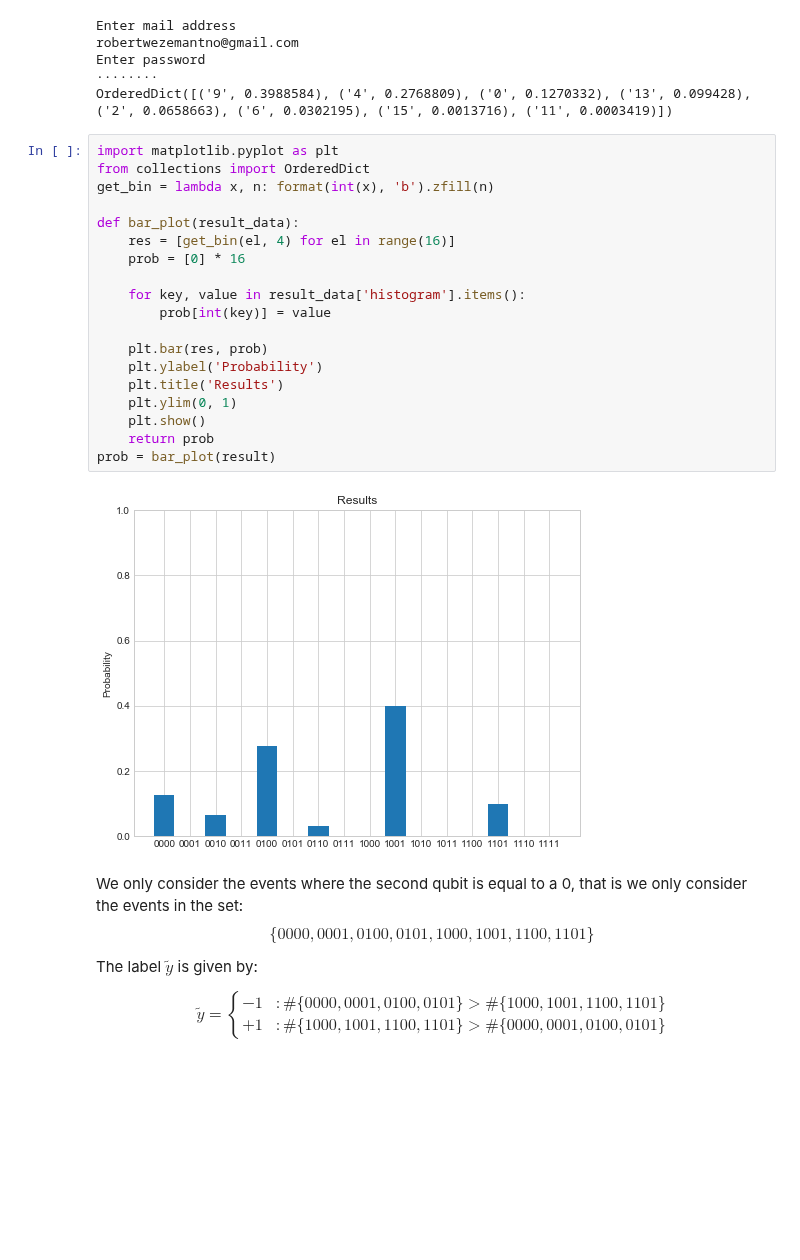
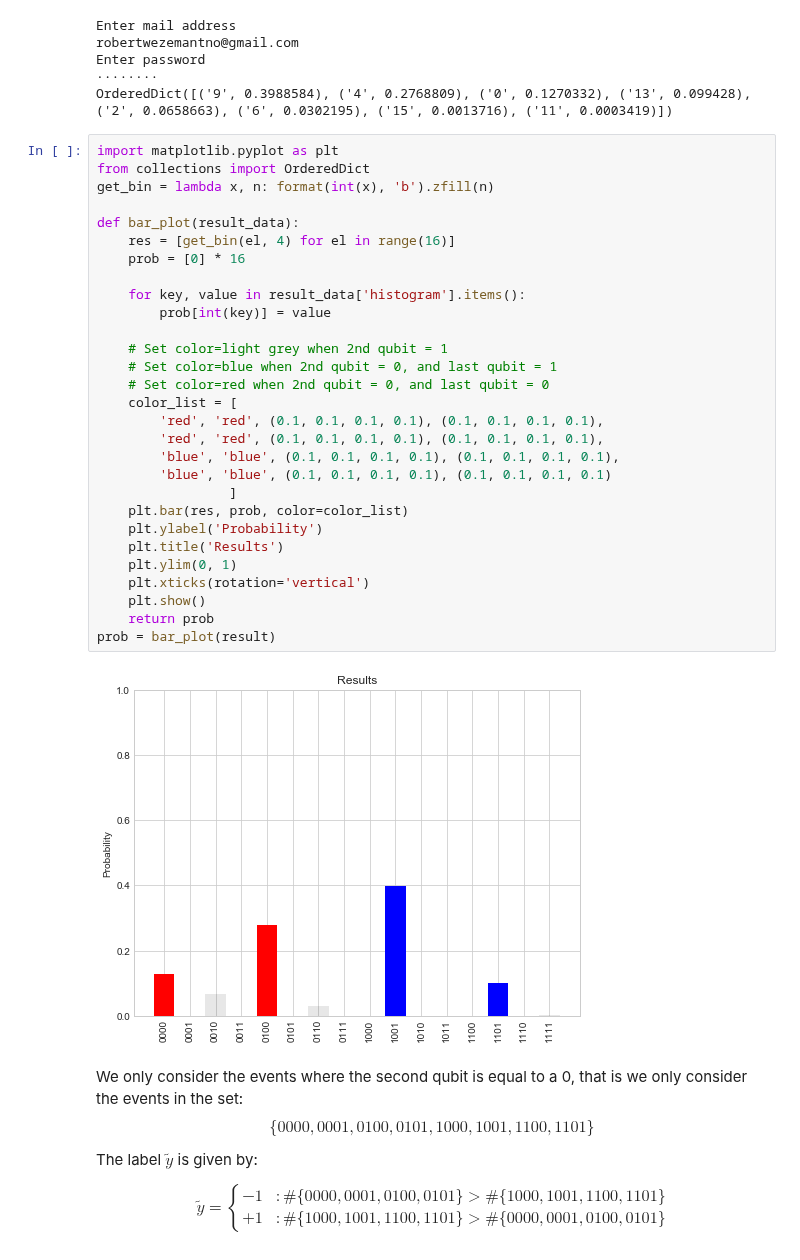
Before and after one commit to QuTech-Delft/quantuminspire, a Jupyter notebook: docs/classifier_example/Classification v2.ipynb, the cells around one changed output. Cells and saved outputs as stored; diff of their text form; blank space fills up the shorter version.

Commit message:
"Improved bar-plot"

```diff
--- a/docs/classifier_example/Classification v2.ipynb
+++ b/docs/classifier_example/Classification v2.ipynb
@@ -331,24 +331,34 @@ OrderedDict([('9', 0.3988584), ('4', 0.2768809), ('0', 0.1270332), ('13', 0.0994
 # %%
 import matplotlib.pyplot as plt
 from collections import OrderedDict
 get_bin = lambda x, n: format(int(x), 'b').zfill(n)
 
 def bar_plot(result_data):
     res = [get_bin(el, 4) for el in range(16)]
     prob = [0] * 16
 
     for key, value in result_data['histogram'].items():
         prob[int(key)] = value
 
-    plt.bar(res, prob)
+    # Set color=light grey when 2nd qubit = 1
+    # Set color=blue when 2nd qubit = 0, and last qubit = 1
+    # Set color=red when 2nd qubit = 0, and last qubit = 0
+    color_list = [
+        'red', 'red', (0.1, 0.1, 0.1, 0.1), (0.1, 0.1, 0.1, 0.1),
+        'red', 'red', (0.1, 0.1, 0.1, 0.1), (0.1, 0.1, 0.1, 0.1),
+        'blue', 'blue', (0.1, 0.1, 0.1, 0.1), (0.1, 0.1, 0.1, 0.1),
+        'blue', 'blue', (0.1, 0.1, 0.1, 0.1), (0.1, 0.1, 0.1, 0.1)
+                 ]
+    plt.bar(res, prob, color=color_list)
     plt.ylabel('Probability')
     plt.title('Results')
     plt.ylim(0, 1)
+    plt.xticks(rotation='vertical')
     plt.show()
     return prob
 prob = bar_plot(result)
 # %% [output]
-[figure, old version]
+[figure, new version]
 # %% [markdown]
 We only consider the events where the second qubit is equal to a 0, that is we only consider the events in the set: $$\{0000, 0001, 0100, 0101, 1000, 1001, 1100, 1101\}$$
 
```
Also changed, not shown: parts of 3 cells of this notebook.
